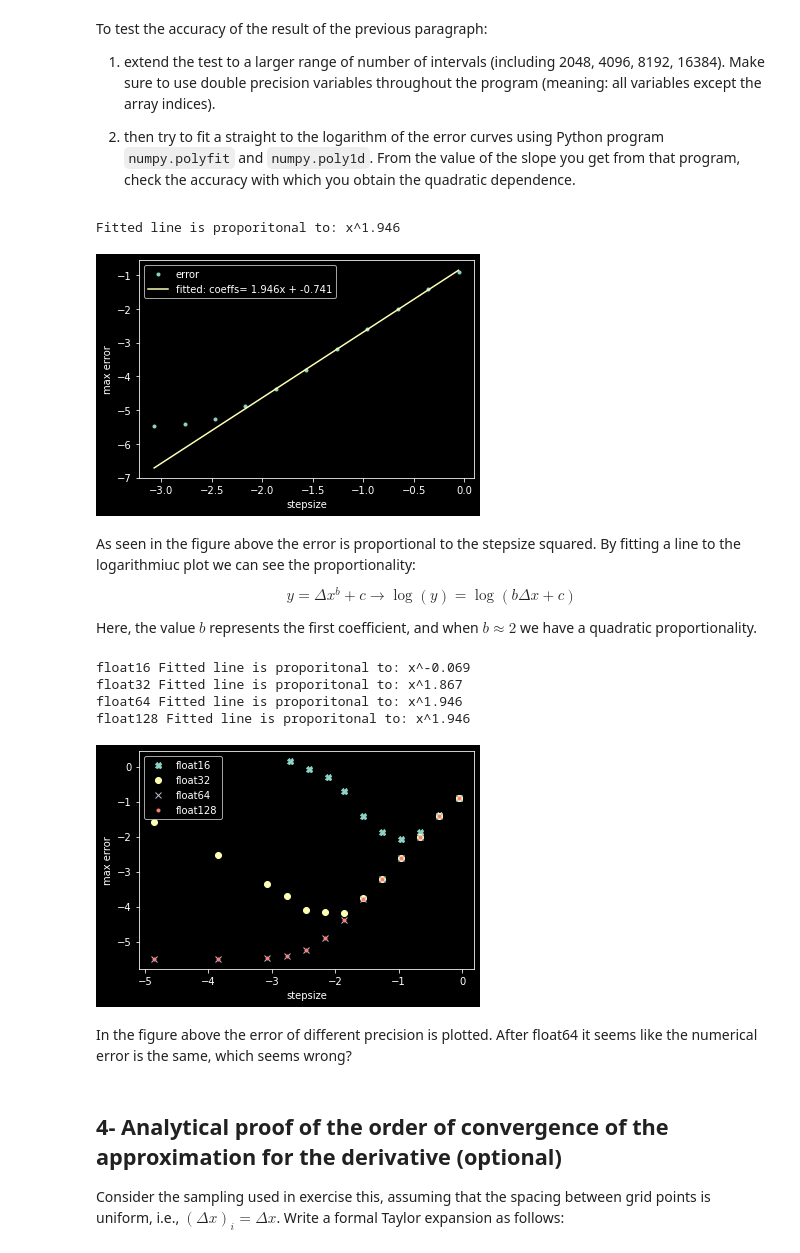
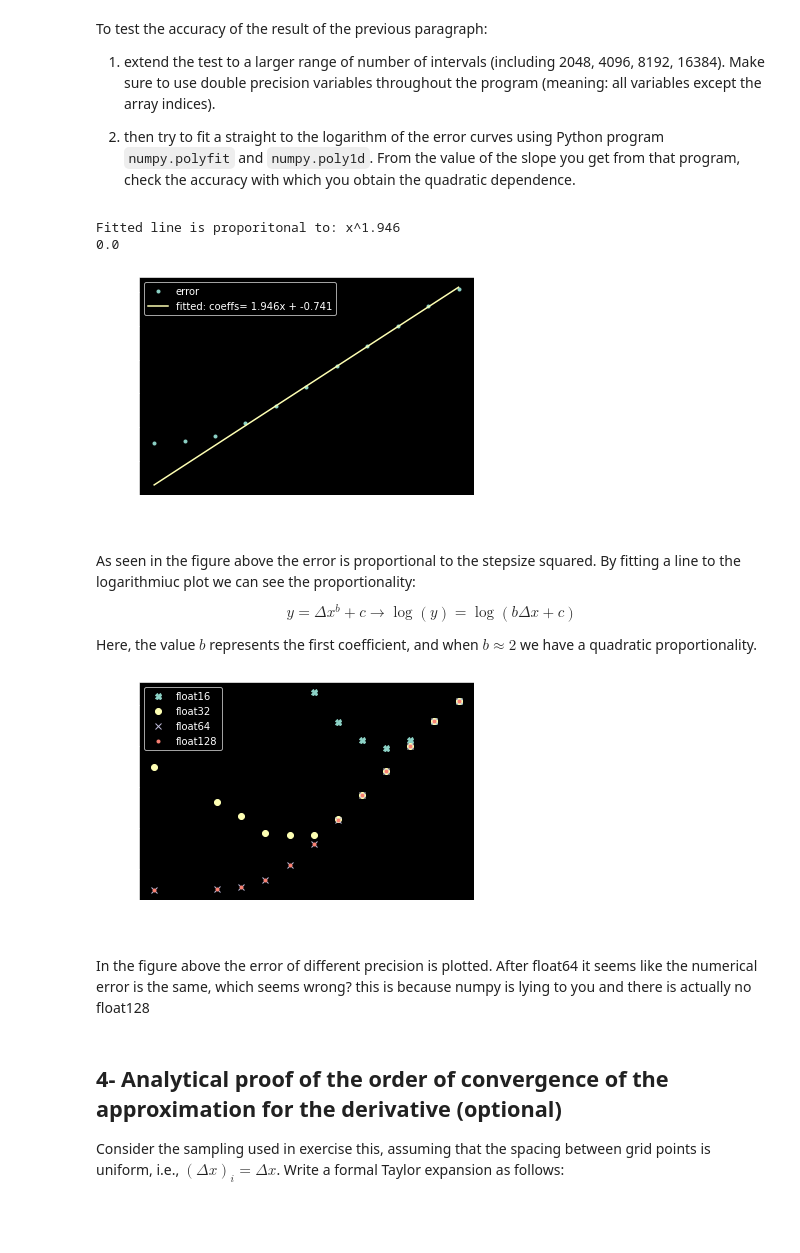
Before and after one commit to GauteHolen/AST5110, a Jupyter notebook: ex_1a_v0.5.ipynb, the cells around one changed output. Drawn from its saved outputs; the diff is of its cells as text; code cells hidden in the pictures; blank space fills up the shorter version.

```diff
--- a/ex_1a_v0.5.ipynb
+++ b/ex_1a_v0.5.ipynb
@@ -28,7 +28,7 @@ import numpy as np
 import matplotlib.pyplot as plt
 import nm_lib as nm
 
-nump = 65
+nump = 33
 x0 = -4
 xf = 10.0
 
@@ -46,8 +46,6 @@ def deriv(xx,hh):
     return dhdx
 
 def ana(x):
-    #analytical solutiuon from wolfram alpha because i am lazy
-    #return 0.5*np.exp(0.16*((x-3)**2))*(0.64*(x-3)*np.sin(np.pi*x*0.5)+np.pi*np.cos(np.pi*x*0.5))
     return np.exp(-0.16*(x-3)**2)*((0.96-0.32*x)*np.sin(np.pi*0.5*x)+1.5708*np.cos(np.pi*x*0.5))
 
 
@@ -139,13 +137,14 @@ x0 = -4
 xf = 10.0
 precision = np.float128
 
+
 def get_error(precision):
-    max_err = []
-    stepsizes = []
-    for nump in numps:
+    max_err = np.zeros(len(numps),dtype=precision)
+    stepsizes = np.zeros(len(numps),dtype=precision)
+    for i,nump in enumerate(numps):
         xx = np.linspace(x0,xf,nump, dtype=precision)
         dx = xx[1]-xx[0]
-        stepsizes.append(dx)
+        stepsizes[i]=dx
         hh = h(xx)
         xx_half = xx[0:-1]+dx*0.5   #Halfstep and leaves out the last value
         anader = ana(xx_half)
@@ -154,9 +153,9 @@ def get_error(precision):
         #Make sure inferred dtype and precision is correct
 
         err = [np.abs(x-an) for x,an in zip(dhdx,anader)]
-        max_err.append(max(err))
+        max_err[i] = np.amax(err)
 
-        for val in [dhdx[0],anader[0], xx_half[0], xx[0], max_err[0]]:
+        for val in [dhdx[0],anader[0], xx_half[0], dx, xx[0], max_err[0], hh[0], stepsizes[0], err[0]]:
             if type(val) != precision:
                     raise TypeError(f"Wrong precision! {val} has {type(val)} not {precision}")
 
@@ -175,16 +174,20 @@ plt.plot(log_step,log_err,".", label="error")
 coeff = np.polyfit(log_step[:-4].astype(np.float32),log_err[:-4].astype(np.float32),deg=1)
 f = np.poly1d(coeff)
 plt.plot(log_step,f(log_step), label = f"fitted: coeffs= {coeff[0]:.3f}x + {coeff[1]:.3f}")
-plt.xlabel("stepsize")
-plt.ylabel("max error")
+plt.xlabel("log(stepsize)")
+plt.ylabel("log(max error)")
 plt.legend()
 
 print(f"Fitted line is proporitonal to: x^{coeff[0]:.3f} ")
+
+#Test the float128 ??? It's not doing anything...
+print(np.float128(1) + np.float128(2**-64) - np.float128(1))
 #plt.semilogx()
 #plt.semilogy()
 # %% [output]
 Fitted line is proporitonal to: x^1.946
+0.0
-[figure, old version]
+[figure, new version]
 # %% [markdown]
 As seen in the figure above the error is proportional to the stepsize squared. By fitting a line to the logarithmiuc plot we can see the proportionality:
 
@@ -194,37 +197,34 @@ $$
 
 Here, the value $b$ represents the first coefficient, and when $b\approx 2$ we have a quadratic proportionality.
 # %%
-numps = [x+1 for x in [16,32,64,128,256,512,1024,2048,4096,8192,16384,int(1e5),int(1e6)]]
+#numps = [x+1 for x in [16,32,64,128,256,512,1024,2048,4096,8192,16384,int(1e5),int(1e6)]]
+numps = [x+1 for x in [16,32,64,128,256,512,1024,2048,4096,8192,16384,int(1e5)]]
 x0 = -4
 xf = 10.0
 precision = [np.float16,np.float32, np.float64,np.float128]
 labels = [16,32,64,128]
 markers = ["X","o","x","."]
 
 for pre,marker,label in zip(precision,markers,labels):
     stepsizes, max_err =get_error(pre)
 
     log_step = np.log10(stepsizes, dtype = pre)
     log_err = np.log10(max_err, dtype=pre)
     plt.plot(log_step,log_err,marker, label=f"float{label}")
 
-    coeff = np.polyfit(log_step[:-6].astype(np.float32),log_err[:-6].astype(np.float32),deg=1)
+    #coeff = np.polyfit(log_step[:-6].astype(np.float32),log_err[:-6].astype(np.float32),deg=1)
     #f = np.poly1d(coeff)
     #plt.plot(log_step,f(log_step), label = f"fitted: coeffs= {coeff[0]:.3f}x + {coeff[1]:.3f}")
-    print(f"float{label} Fitted line is proporitonal to: x^{coeff[0]:.3f} ")
+    #print(f"float{label} Fitted line is proporitonal to: x^{coeff[0]:.3f} ")
 
 
-plt.xlabel("stepsize")
-plt.ylabel("max error")
+plt.xlabel("log(stepsize)")
+plt.ylabel("log(max error)")
 legend = plt.legend()
 # %% [output]
-float16 Fitted line is proporitonal to: x^-0.069
-float32 Fitted line is proporitonal to: x^1.867
-float64 Fitted line is proporitonal to: x^1.946
-float128 Fitted line is proporitonal to: x^1.946
-[figure, old version]
+[figure, new version]
 # %% [markdown]
-In the figure above the error of different precision is plotted. After float64 it seems like the numerical error is the same, which seems wrong?
+In the figure above the error of different precision is plotted. After float64 it seems like the numerical error is the same, which seems wrong? this is because numpy is lying to you and there is actually no float128
 # %% [markdown]
 ## 4- Analytical proof of the order of convergence of the approximation for the derivative (optional)
 
```
Also changed, not shown: parts of 2 cells of this notebook, 1 other file.
